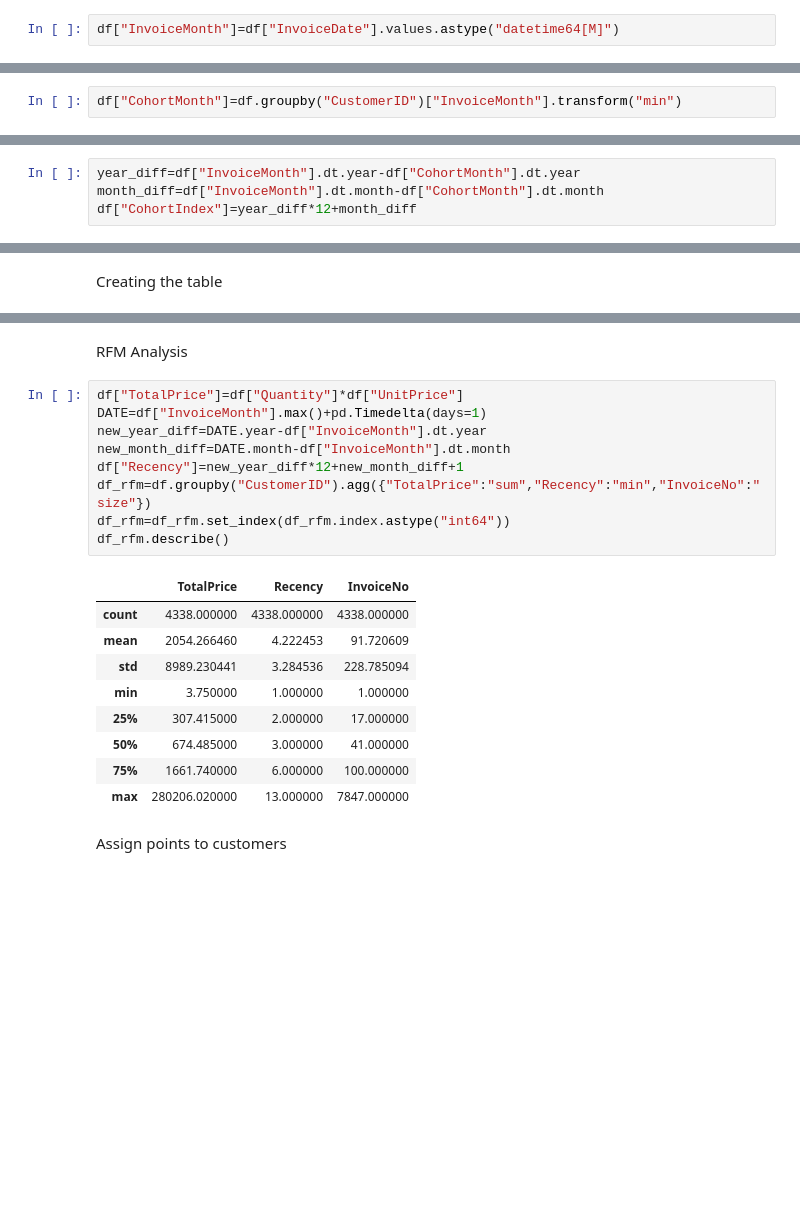
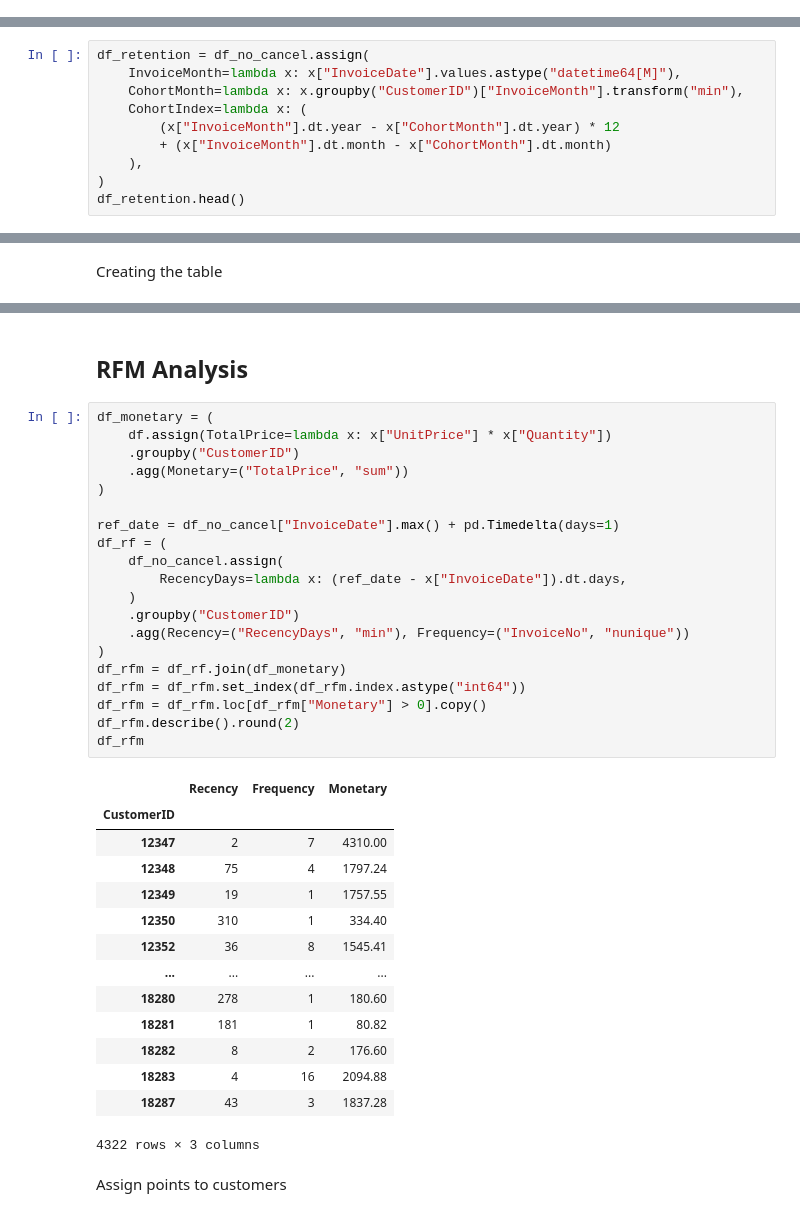
Before and after one commit to i-slusarczyk/online-retail-analysis, a Jupyter notebook: online_retail_analysis.ipynb, the cells around one changed output, grey strips where cells are left out. Cells and saved outputs as stored; diff of their text form; blank space fills up the shorter version.

```diff
--- a/online_retail_analysis.ipynb
+++ b/online_retail_analysis.ipynb
@@ -89,2 +92,0 @@ Get month data
-# %%
-df["InvoiceMonth"]=df["InvoiceDate"].values.astype("datetime64[M]")
@@ -93,2 +92,0 @@ Get first month
-# %%
-df["CohortMonth"]=df.groupby("CustomerID")["InvoiceMonth"].transform("min")
@@ -97,4 +116,10 @@ Get Cohort Index
 # %%
-year_diff=df["InvoiceMonth"].dt.year-df["CohortMonth"].dt.year
-month_diff=df["InvoiceMonth"].dt.month-df["CohortMonth"].dt.month
-df["CohortIndex"]=year_diff*12+month_diff
+df_retention = df_no_cancel.assign(
+    InvoiceMonth=lambda x: x["InvoiceDate"].values.astype("datetime64[M]"),
+    CohortMonth=lambda x: x.groupby("CustomerID")["InvoiceMonth"].transform("min"),
+    CohortIndex=lambda x: (
+        (x["InvoiceMonth"].dt.year - x["CohortMonth"].dt.year) * 12
+        + (x["InvoiceMonth"].dt.month - x["CohortMonth"].dt.month)
+    ),
+)
+df_retention.head()
@@ -198,24 +279,40 @@ Text(0.5, 1.0, 'Customer retention analysis (Cohorts)')
 # %% [markdown]
-RFM Analysis
+## RFM Analysis
 # %%
-df["TotalPrice"]=df["Quantity"]*df["UnitPrice"]
-DATE=df["InvoiceMonth"].max()+pd.Timedelta(days=1)
-new_year_diff=DATE.year-df["InvoiceMonth"].dt.year
-new_month_diff=DATE.month-df["InvoiceMonth"].dt.month
-df["Recency"]=new_year_diff*12+new_month_diff+1
-df_rfm=df.groupby("CustomerID").agg({"TotalPrice":"sum","Recency":"min","InvoiceNo":"size"})
-df_rfm=df_rfm.set_index(df_rfm.index.astype("int64"))
-df_rfm.describe()
+df_monetary = (
+    df.assign(TotalPrice=lambda x: x["UnitPrice"] * x["Quantity"])
+    .groupby("CustomerID")
+    .agg(Monetary=("TotalPrice", "sum"))
+)
+
+ref_date = df_no_cancel["InvoiceDate"].max() + pd.Timedelta(days=1)
+df_rf = (
+    df_no_cancel.assign(
+        RecencyDays=lambda x: (ref_date - x["InvoiceDate"]).dt.days,
+    )
+    .groupby("CustomerID")
+    .agg(Recency=("RecencyDays", "min"), Frequency=("InvoiceNo", "nunique"))
+)
+df_rfm = df_rf.join(df_monetary)
+df_rfm = df_rfm.set_index(df_rfm.index.astype("int64"))
+df_rfm = df_rfm.loc[df_rfm["Monetary"] > 0].copy()
+df_rfm.describe().round(2)
+df_rfm
 # %% [output]
-|  | TotalPrice | Recency | InvoiceNo |
-| count | 4338.000000 | 4338.000000 | 4338.000000 |
-| mean | 2054.266460 | 4.222453 | 91.720609 |
-| std | 8989.230441 | 3.284536 | 228.785094 |
-| min | 3.750000 | 1.000000 | 1.000000 |
-| 25% | 307.415000 | 2.000000 | 17.000000 |
-| 50% | 674.485000 | 3.000000 | 41.000000 |
-| 75% | 1661.740000 | 6.000000 | 100.000000 |
-| max | 280206.020000 | 13.000000 | 7847.000000 |
+|  | Recency | Frequency | Monetary |
+| CustomerID |  |  |  |
+| 12347 | 2 | 7 | 4310.00 |
+| 12348 | 75 | 4 | 1797.24 |
+| 12349 | 19 | 1 | 1757.55 |
+| 12350 | 310 | 1 | 334.40 |
+| 12352 | 36 | 8 | 1545.41 |
+| ... | ... | ... | ... |
+| 18280 | 278 | 1 | 180.60 |
+| 18281 | 181 | 1 | 80.82 |
+| 18282 | 8 | 2 | 176.60 |
+| 18283 | 4 | 16 | 2094.88 |
+| 18287 | 43 | 3 | 1837.28 |
+4322 rows × 3 columns
 # %% [markdown]
 Assign points to customers
 # %%
```
Also changed, not shown: parts of 43 cells of this notebook.
